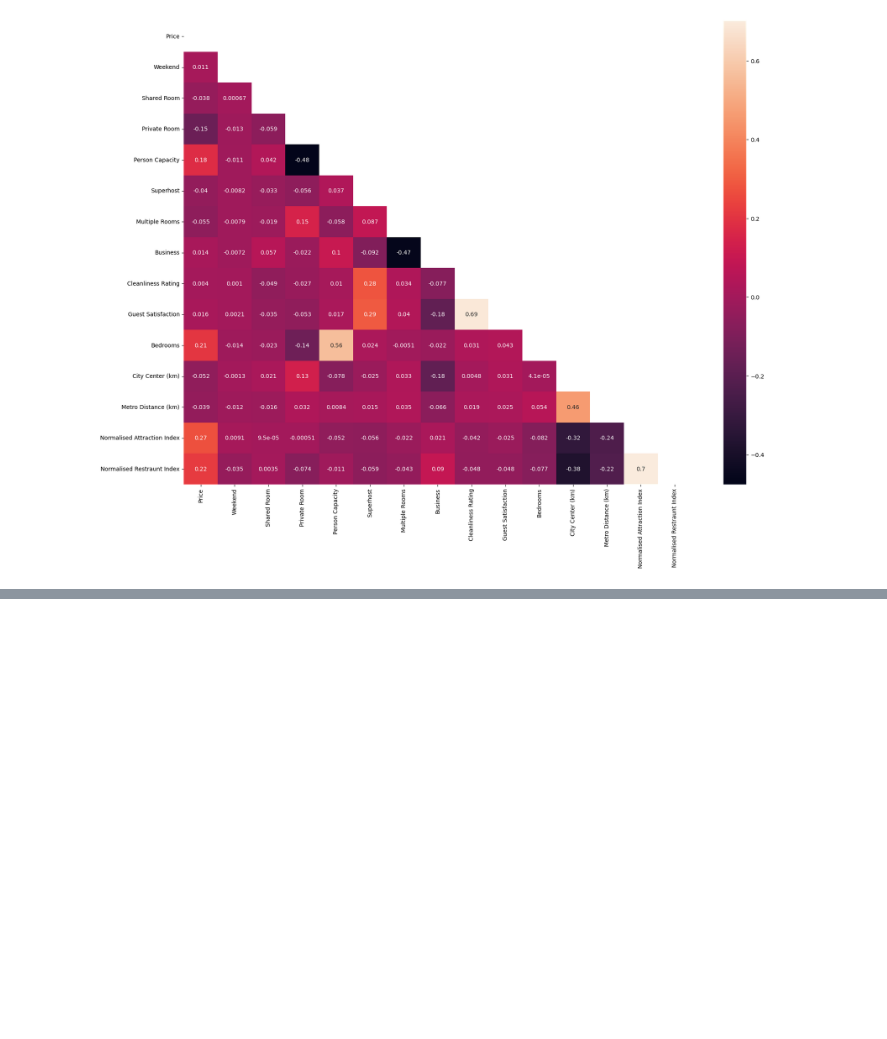
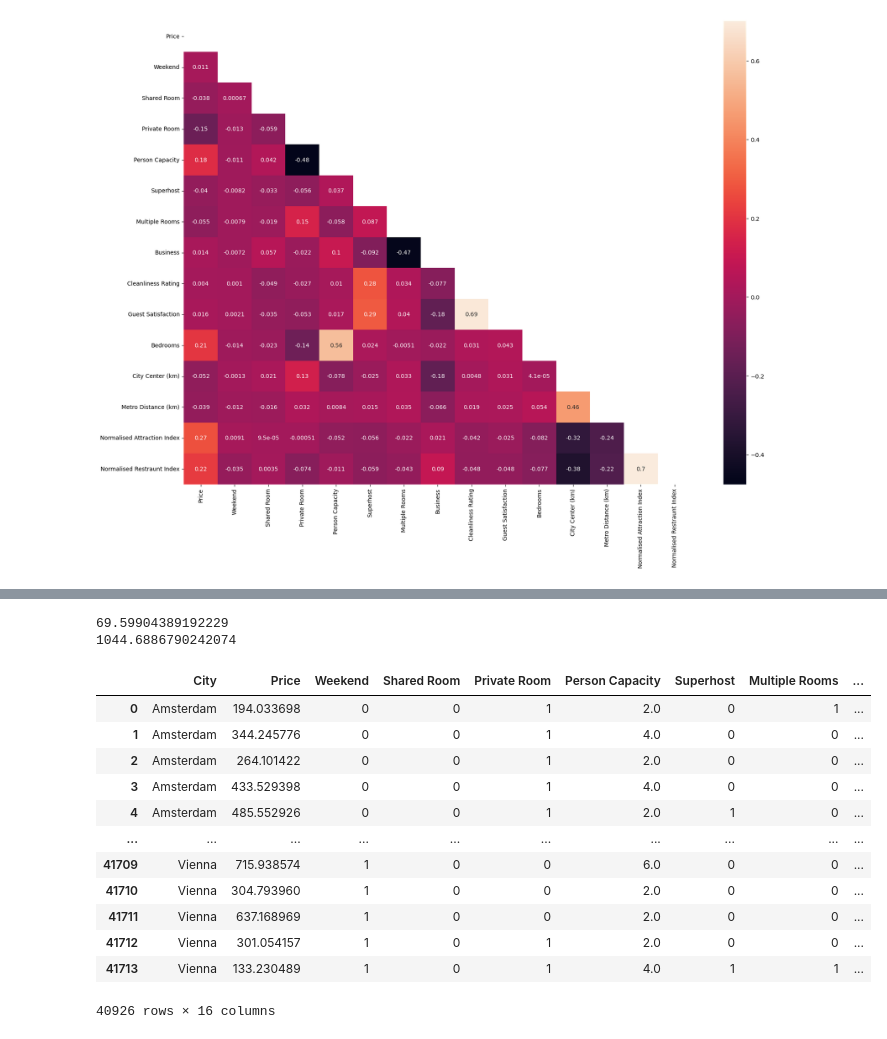
Before and after one commit to isoori/AIRBNB, a Jupyter notebook: Untitled.ipynb, the cells around one changed output, grey strips where cells are left out. Saved outputs shown, nothing was run; the diff lists cells and outputs as text; code cells hidden in the pictures; blank space fills up the shorter version.

```diff
--- a/Untitled.ipynb
+++ b/Untitled.ipynb
@@ -77,0 +107,27 @@ plt.show()
+# %%
+#Outliers in Price
+
+q1 = np.percentile(dfn['Price'],1)
+q3 = np.percentile(dfn['Price'],99)
+print(q1)
+print(q3)
+# %% [output]
+69.59904389192229
+1044.6886790242074
+# %%
+dfn = dfn[(dfn['Price']>=q1) & (dfn['Price'] <= q3)]
+dfn
+# %% [output]
+|  | City | Price | Weekend | Shared Room | Private Room | Person Capacity | Superhost | Multiple Rooms | ... |
+| 0 | Amsterdam | 194.033698 | 0 | 0 | 1 | 2.0 | 0 | 1 | ... |
+| 1 | Amsterdam | 344.245776 | 0 | 0 | 1 | 4.0 | 0 | 0 | ... |
+| 2 | Amsterdam | 264.101422 | 0 | 0 | 1 | 2.0 | 0 | 0 | ... |
+| 3 | Amsterdam | 433.529398 | 0 | 0 | 1 | 4.0 | 0 | 0 | ... |
+| 4 | Amsterdam | 485.552926 | 0 | 0 | 1 | 2.0 | 1 | 0 | ... |
+| ... | ... | ... | ... | ... | ... | ... | ... | ... | ... |
+| 41709 | Vienna | 715.938574 | 1 | 0 | 0 | 6.0 | 0 | 0 | ... |
+| 41710 | Vienna | 304.793960 | 1 | 0 | 0 | 2.0 | 0 | 0 | ... |
+| 41711 | Vienna | 637.168969 | 1 | 0 | 0 | 2.0 | 0 | 0 | ... |
+| 41712 | Vienna | 301.054157 | 1 | 0 | 1 | 2.0 | 0 | 0 | ... |
+| 41713 | Vienna | 133.230489 | 1 | 0 | 1 | 4.0 | 1 | 1 | ... |
+40926 rows × 16 columns
```
Also changed, not shown: parts of 5 cells of this notebook.
